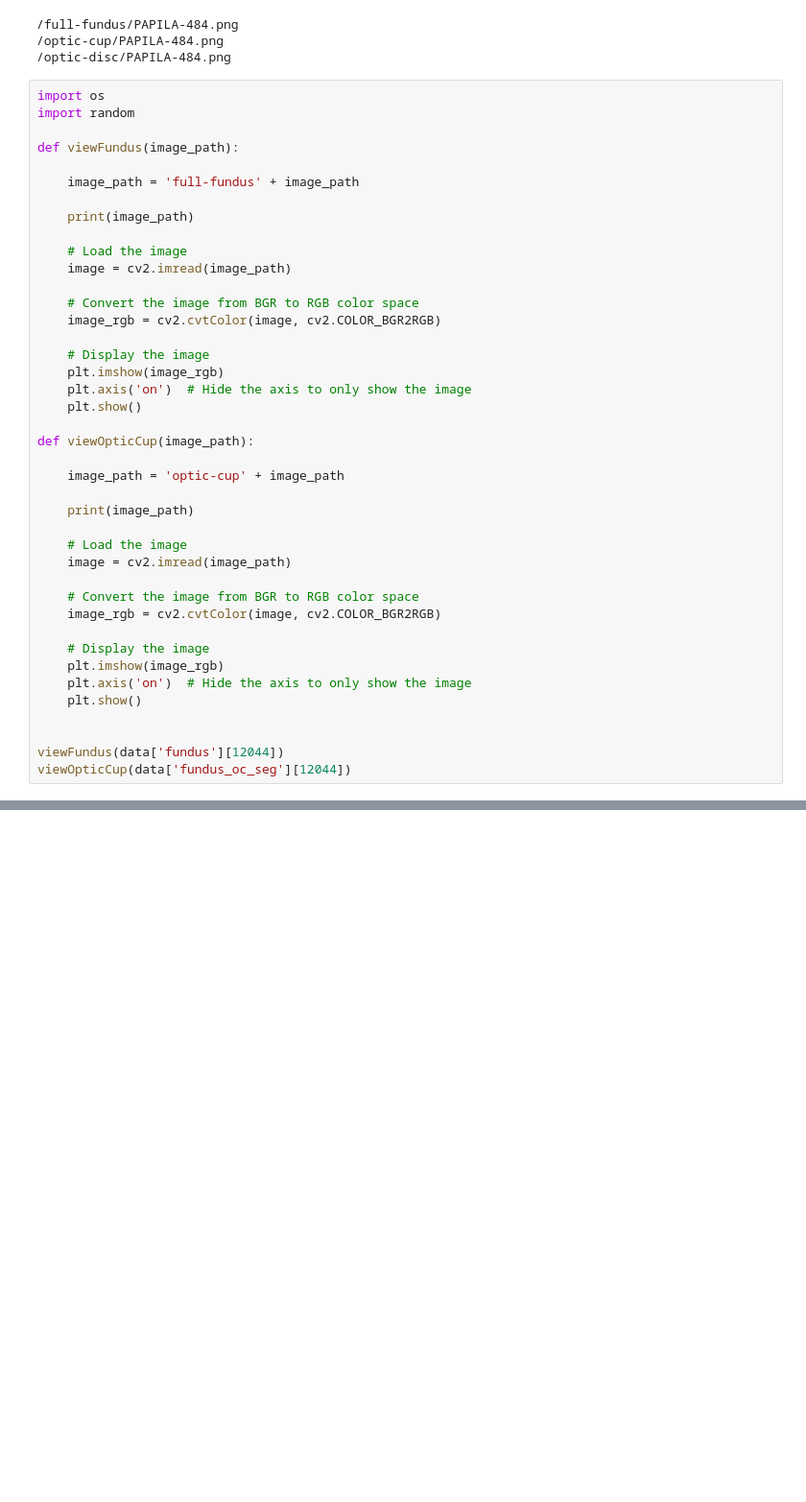
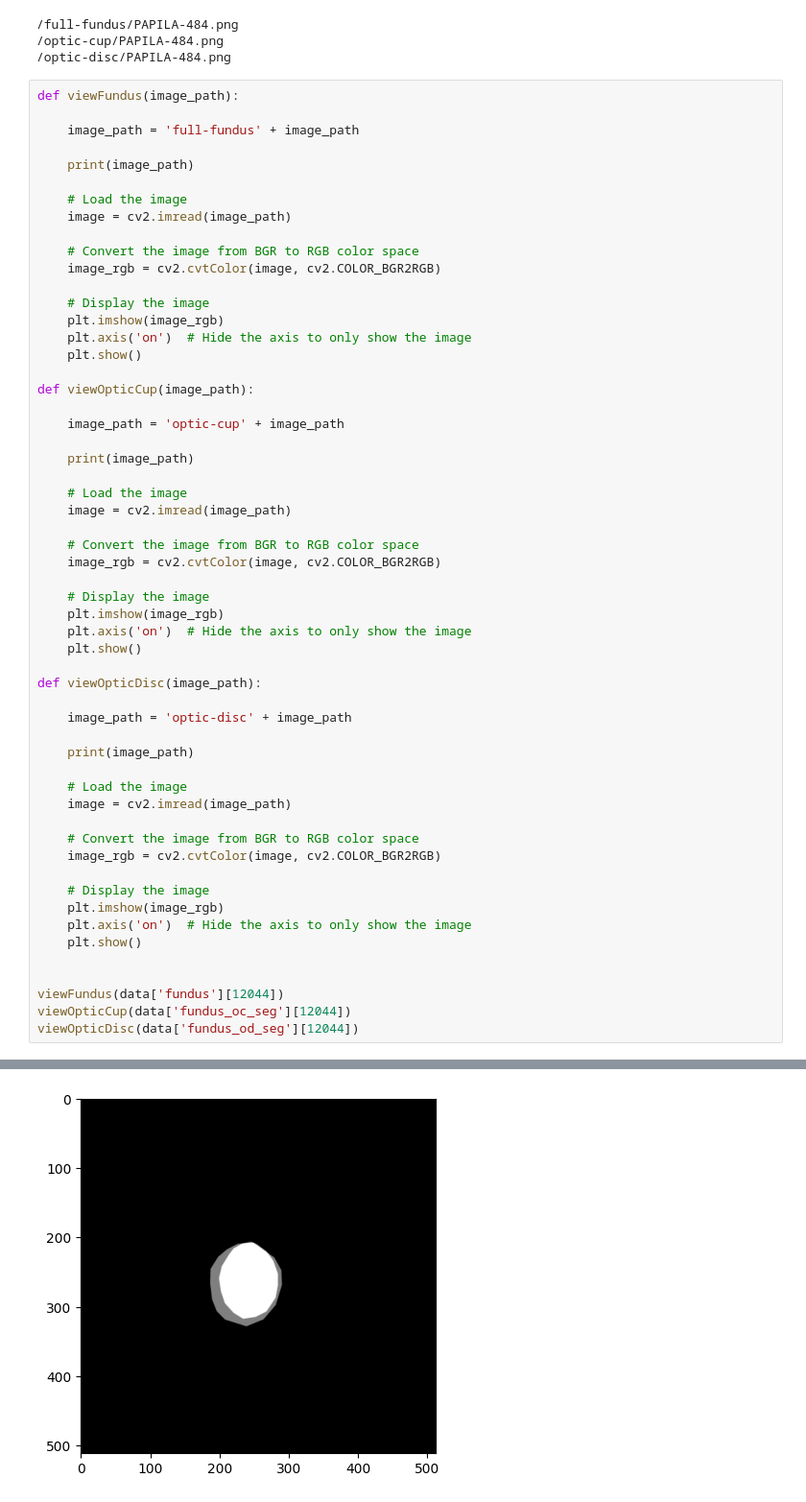
Before and after one commit to AhmedElZubair38/DISSERTATION, a Jupyter notebook: MOSTLY_Data_3/MODEL_1B.ipynb, the cells around one changed output, grey strips where cells are left out. Shown at 96% size. Drawn from its saved outputs; the diff is of its cells as text; blank space fills up the shorter version.

Commit message:
model 1A and 1B fully done and only fine tuning is left for them! tommorow 2A and 2B inshallah!

```diff
--- a/MOSTLY_Data_3/MODEL_1B.ipynb
+++ b/MOSTLY_Data_3/MODEL_1B.ipynb
@@ -236,9 +176,6 @@ print(data['fundus_od_seg'][12044])
 /optic-cup/PAPILA-484.png
 /optic-disc/PAPILA-484.png
 # %%
-import os
-import random
-
 def viewFundus(image_path):
 
     image_path = 'full-fundus' + image_path
@@ -273,9 +210,27 @@ def viewOpticCup(image_path):
     plt.axis('on')  # Hide the axis to only show the image
     plt.show()
 
+def viewOpticDisc(image_path):
+
+    image_path = 'optic-disc' + image_path
+
+    print(image_path)
+
+    # Load the image
+    image = cv2.imread(image_path)
+
+    # Convert the image from BGR to RGB color space
+    image_rgb = cv2.cvtColor(image, cv2.COLOR_BGR2RGB)
+
+    # Display the image
+    plt.imshow(image_rgb)
+    plt.axis('on')  # Hide the axis to only show the image
+    plt.show()
+
 
 viewFundus(data['fundus'][12044])
 viewOpticCup(data['fundus_oc_seg'][12044])
+viewOpticDisc(data['fundus_od_seg'][12044])
 # %% [output]
 full-fundus/full-fundus/PAPILA-484.png
 [figure]
@@ -283,0 +240 @@ optic-cup/optic-cup/PAPILA-484.png
+[figure, added]
```
Also changed, not shown: parts of 67 cells of this notebook, 1 other file.
